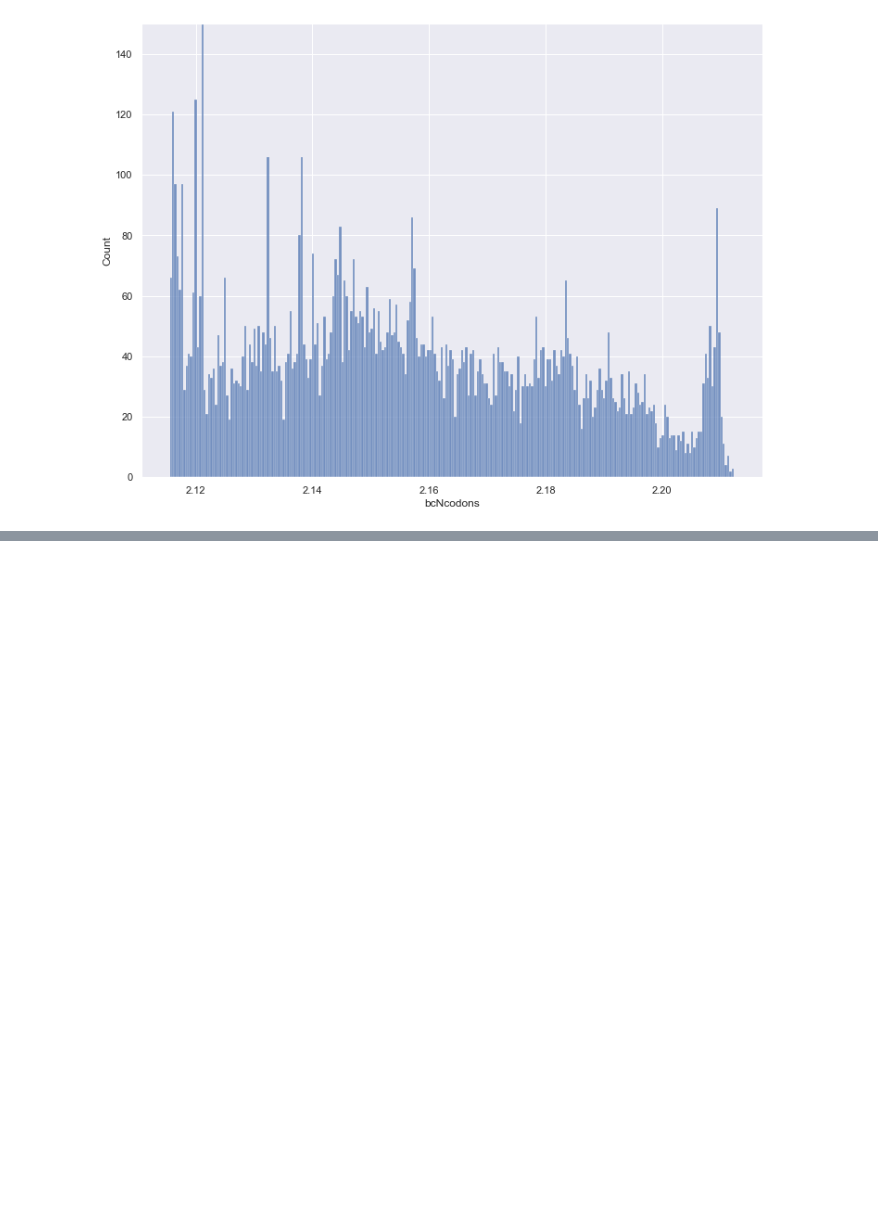
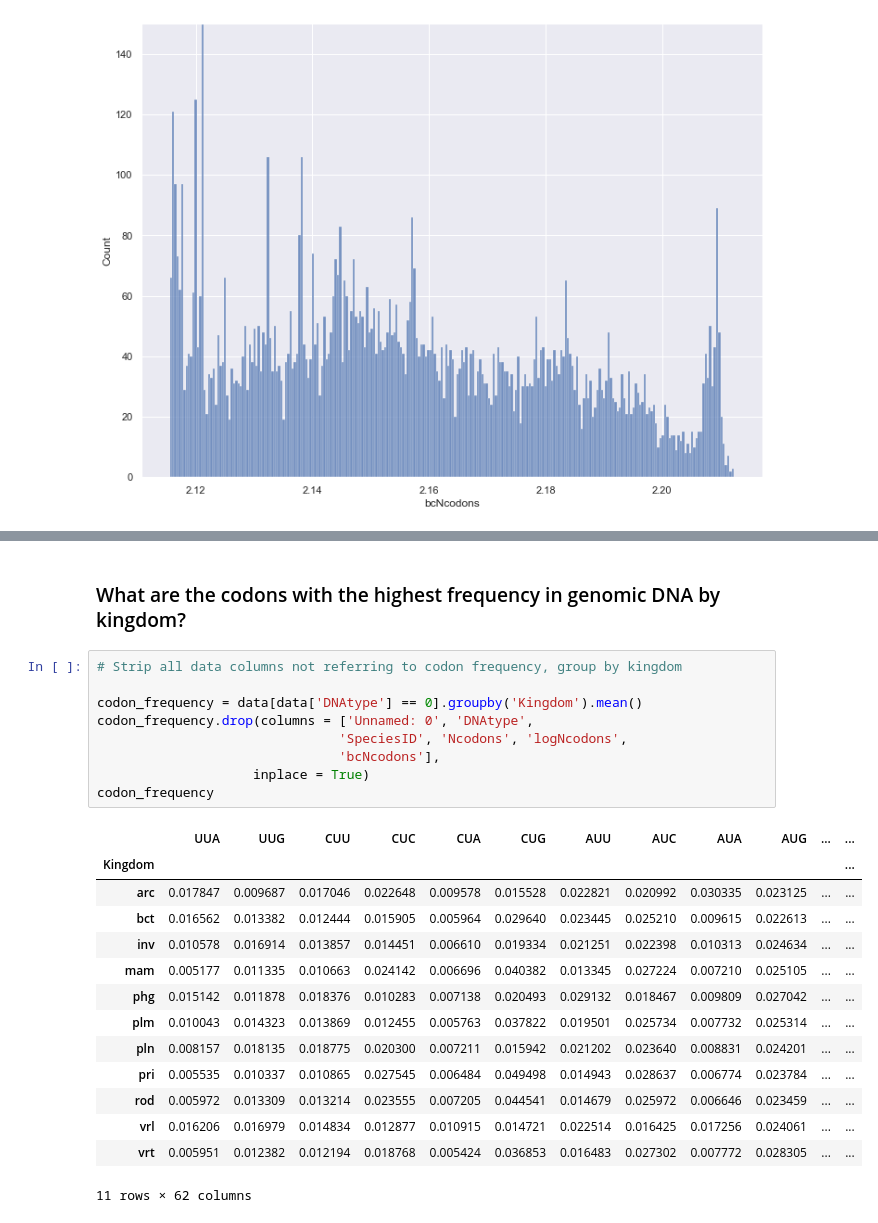
Before and after one commit to bernpb/Codon_Frequency_Classification, a Jupyter notebook: EDA.ipynb, the cells around one changed output, grey strips where cells are left out. Cells and saved outputs as stored; diff of their text form; blank space fills up the shorter version.

```diff
--- a/EDA.ipynb
+++ b/EDA.ipynb
@@ -163,0 +172,26 @@ king_codon
+# %% [markdown]
+### What are the codons with the highest frequency in genomic DNA by kingdom?
+# %%
+# Strip all data columns not referring to codon frequency, group by kingdom
+
+codon_frequency = data[data['DNAtype'] == 0].groupby('Kingdom').mean()
+codon_frequency.drop(columns = ['Unnamed: 0', 'DNAtype',
+                               'SpeciesID', 'Ncodons', 'logNcodons',
+                               'bcNcodons'],
+                    inplace = True)
+codon_frequency
+# %% [output]
+|  | UUA | UUG | CUU | CUC | CUA | CUG | AUU | AUC | AUA | AUG | ... | ... |
+| Kingdom |  |  |  |  |  |  |  |  |  |  |  | ... |
+| arc | 0.017847 | 0.009687 | 0.017046 | 0.022648 | 0.009578 | 0.015528 | 0.022821 | 0.020992 | 0.030335 | 0.023125 | ... | ... |
+| bct | 0.016562 | 0.013382 | 0.012444 | 0.015905 | 0.005964 | 0.029640 | 0.023445 | 0.025210 | 0.009615 | 0.022613 | ... | ... |
+| inv | 0.010578 | 0.016914 | 0.013857 | 0.014451 | 0.006610 | 0.019334 | 0.021251 | 0.022398 | 0.010313 | 0.024634 | ... | ... |
+| mam | 0.005177 | 0.011335 | 0.010663 | 0.024142 | 0.006696 | 0.040382 | 0.013345 | 0.027224 | 0.007210 | 0.025105 | ... | ... |
+| phg | 0.015142 | 0.011878 | 0.018376 | 0.010283 | 0.007138 | 0.020493 | 0.029132 | 0.018467 | 0.009809 | 0.027042 | ... | ... |
+| plm | 0.010043 | 0.014323 | 0.013869 | 0.012455 | 0.005763 | 0.037822 | 0.019501 | 0.025734 | 0.007732 | 0.025314 | ... | ... |
+| pln | 0.008157 | 0.018135 | 0.018775 | 0.020300 | 0.007211 | 0.015942 | 0.021202 | 0.023640 | 0.008831 | 0.024201 | ... | ... |
+| pri | 0.005535 | 0.010337 | 0.010865 | 0.027545 | 0.006484 | 0.049498 | 0.014943 | 0.028637 | 0.006774 | 0.023784 | ... | ... |
+| rod | 0.005972 | 0.013309 | 0.013214 | 0.023555 | 0.007205 | 0.044541 | 0.014679 | 0.025972 | 0.006646 | 0.023459 | ... | ... |
+| vrl | 0.016206 | 0.016979 | 0.014834 | 0.012877 | 0.010915 | 0.014721 | 0.022514 | 0.016425 | 0.017256 | 0.024061 | ... | ... |
+| vrt | 0.005951 | 0.012382 | 0.012194 | 0.018768 | 0.005424 | 0.036853 | 0.016483 | 0.027302 | 0.007772 | 0.028305 | ... | ... |
+11 rows × 62 columns
```
Also changed, not shown: parts of 13 cells of this notebook, 9 other files.
